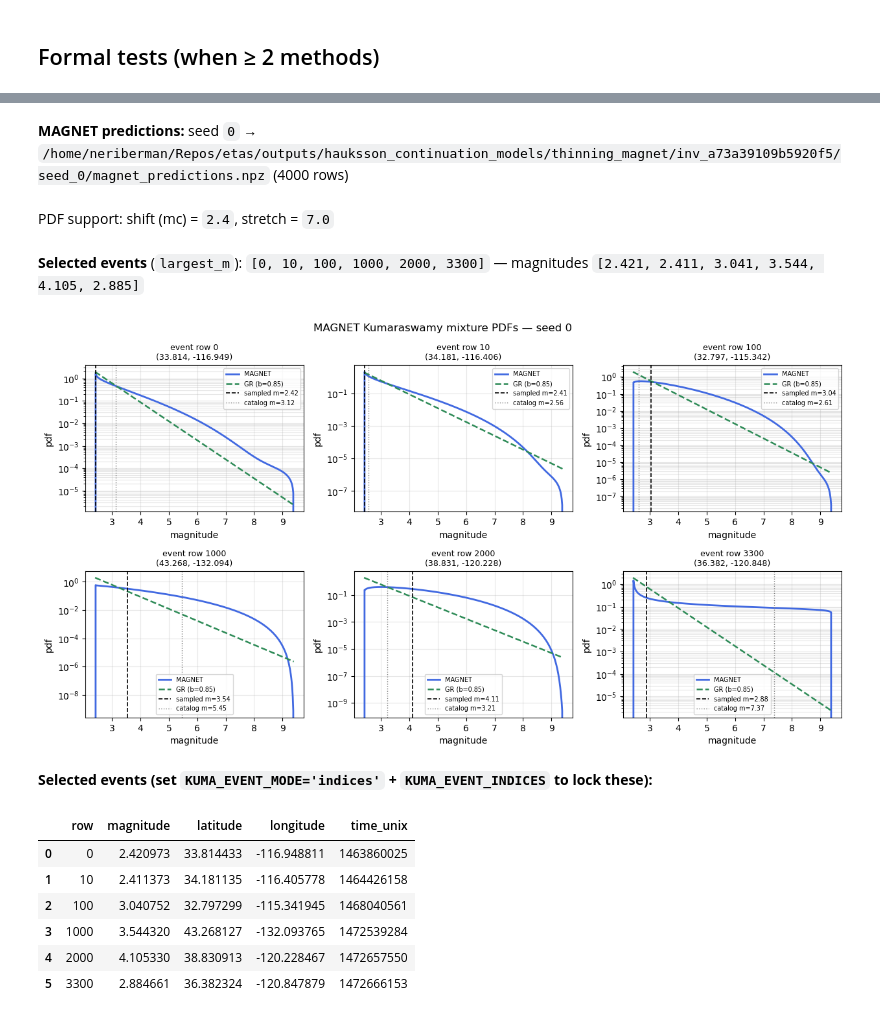
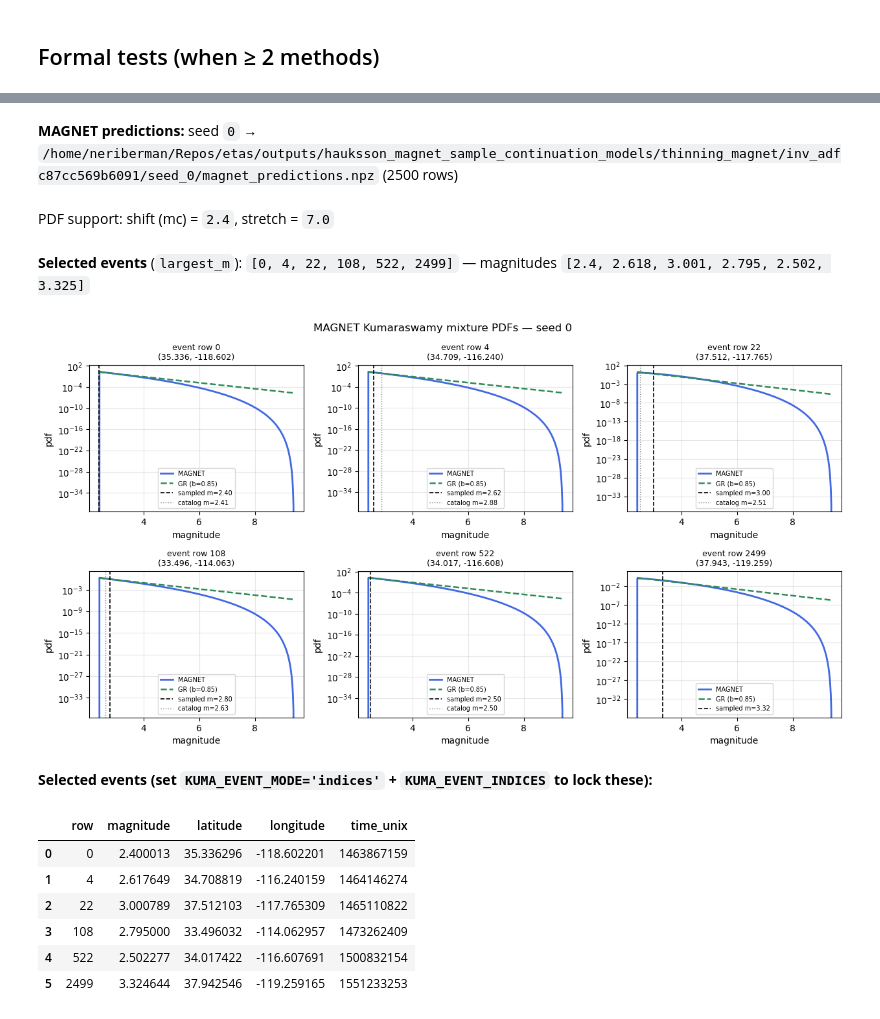
Before and after one commit to Ner-Ber/etas_edits, a Jupyter notebook: notebooks/compare_thinning_vs_thinning_magnet_ensemble.ipynb, the cells around one changed output, grey strips where cells are left out. Saved outputs shown, nothing was run; the diff lists cells and outputs as text; code cells hidden in the pictures.

```diff
--- a/notebooks/compare_thinning_vs_thinning_magnet_ensemble.ipynb
+++ b/notebooks/compare_thinning_vs_thinning_magnet_ensemble.ipynb
@@ -30,14 +30,17 @@ import sys
 from pathlib import Path
 from typing import Literal
 
+import geopandas as gpd
 import matplotlib.pyplot as plt
 import numpy as np
 import pandas as pd
 from IPython.display import display, Markdown
 from mpl_toolkits.axes_grid1.inset_locator import inset_axes, mark_inset
 from scipy import stats
+from shapely.geometry import Polygon
 
-CONTINUATION_METHODS = ("etas", "thinning", "thinning_magnet")
+# CONTINUATION_METHODS = ("etas", "thinning", "thinning_magnet")
+CONTINUATION_METHODS = ("etas", "thinning_magnet",)
 _FORECAST_CATALOG_NAME = "forecast_catalog.csv"
 _REALIZATION_META_NAME = "realization_meta.json"
 _MAGNET_PREDICTIONS_NAME = "magnet_predictions.npz"
@@ -709,6 +937,8 @@ try:
     mc_val = float(ctx["mc"])
     beta_val = float(ctx["beta"])
     forecast_days = float(ctx["forecast_days"])
+    actual_test_dt_days = ctx["actual_test_dt_days"]
+    actual_test_m = ctx["actual_test_m"]
     timewindow_start = ctx.get("timewindow_start")
     timewindow_end = ctx.get("timewindow_end")
     train_dt_days = np.array([], dtype=float)
@@ -729,6 +959,8 @@ except Exception as exc:
     )
     forecast_days = float(np.nanmax(all_dt)) if all_dt.size else 1.0
     train_dt_days = np.array([], dtype=float)
+    actual_test_dt_days = np.array([], dtype=float)
+    actual_test_m = np.array([], dtype=float)
     train_days = 0.0
     mc_val = float("nan")
     beta_val = float("nan")
@@ -751,6 +983,8 @@ for arr in curves_by_method.values():
     if arr.shape[0] > 1:
         q25, q75 = np.quantile(arr, [0.25, 0.75], axis=0)
         cum_ylim_curves.extend([q25, q75])
+if actual_test_dt_days.size:
+    cum_ylim_curves.append(cumulative_on_grid(actual_test_dt_days, t_grid))
 cum_test_ylims = ylim_in_xrange(t_grid, cum_ylim_curves, 0.0, forecast_days)
 
 fig, ax = plt.subplots(figsize=(10, 5.5))
@@ -760,6 +994,7 @@ draw_cumulative_event_count(
     curves_by_method=curves_by_method,
     slopes_by_method=slopes_by_method,
     train_dt_days=train_dt_days,
+    actual_test_dt_days=actual_test_dt_days,
     train_days=train_days,
     show_training_slopes=True,
     show_legend=True,
@@ -778,6 +1013,7 @@ add_test_window_inset(
         curves_by_method=curves_by_method,
         slopes_by_method=slopes_by_method,
         train_dt_days=train_dt_days,
+        actual_test_dt_days=actual_test_dt_days,
         train_days=train_days,
         show_training_slopes=False,
         show_legend=False,
@@ -789,10 +1025,15 @@ show_fig(fig)
 
 BIN_LENGTH_DAYS = 30.0
 t_min, t_max = -train_days, forecast_days
-n_bins = max(1, int(np.ceil((t_max - t_min) / BIN_LENGTH_DAYS)))
-bin_edges = t_min + np.arange(n_bins + 1, dtype=float) * BIN_LENGTH_DAYS
-if bin_edges[-1] < t_max:
-    bin_edges = np.append(bin_edges, t_max)
+negative_edges = -np.arange(0.0, train_days + BIN_LENGTH_DAYS, BIN_LENGTH_DAYS)[::-1]
+negative_edges = negative_edges[negative_edges >= t_min]
+if negative_edges.size == 0 or negative_edges[0] > t_min:
+    negative_edges = np.insert(negative_edges, 0, t_min)
+positive_edges = np.arange(0.0, forecast_days + BIN_LENGTH_DAYS, BIN_LENGTH_DAYS)
+positive_edges = positive_edges[positive_edges <= t_max]
+if positive_edges.size == 0 or positive_edges[-1] < t_max:
+    positive_edges = np.append(positive_edges, t_max)
+bin_edges = np.unique(np.concatenate((negative_edges, positive_edges)))
 bin_centers = 0.5 * (bin_edges[:-1] + bin_edges[1:])
 bin_curves_by_method = {
     method: np.vstack(
@@ -801,6 +1042,8 @@ bin_curves_by_method = {
     for method, catalogs in catalogs_by_method.items()
 }
 bin_means = [arr.mean(axis=0) for arr in bin_curves_by_method.values()]
+if actual_test_dt_days.size:
+    bin_means.append(events_per_time_bin(actual_test_dt_days, bin_edges))
 bin_test_ylims = ylim_in_xrange(bin_centers, bin_means, 0.0, forecast_days)
 
 fig, ax = plt.subplots(figsize=(10, 5.5))
@@ -810,6 +1053,7 @@ draw_event_rate_by_bin(
     bin_edges=bin_edges,
     bin_curves_by_method=bin_curves_by_method,
     train_dt_days=train_dt_days,
+    actual_test_dt_days=actual_test_dt_days,
     include_training=True,
     show_legend=True,
 )
@@ -827,6 +1071,7 @@ add_test_window_inset(
         bin_edges=bin_edges,
         bin_curves_by_method=bin_curves_by_method,
         train_dt_days=train_dt_days,
+        actual_test_dt_days=actual_test_dt_days,
         include_training=False,
         show_legend=False,
     ),
@@ -1055,10 +1321,14 @@ else:
 
         mags = np.asarray(magnet_preds["magnitude"], dtype=float)
         preds_arr = np.asarray(magnet_preds["model_prediction"])
+        _kuma_n_panels = 6
+        _kuma_log_indices = np.unique(
+            np.round(np.geomspace(1, len(mags), num=_kuma_n_panels)).astype(int) - 1
+        ).tolist()
         event_ids = select_kuma_event_indices(
             mags,
             mode='indices',
-            indices=[0, 10,100,1000,2000,3300],
+            indices=_kuma_log_indices,
             n_events=100,
             mag_range=[0,10],
         )
@@ -1132,41 +1402,41 @@ else:
             ax.set_xlabel("magnitude")
             ax.set_ylabel("pdf")
             ax.set_yscale("log")
             ax.grid(True, alpha=0.3, which="both")
             ax.legend(fontsize=7)
 
         fig.suptitle(
             f"MAGNET Kumaraswamy mixture PDFs — seed {magnet_seed_used}",
             fontsize=12,
         )
         fig.tight_layout()
         show_fig(fig)
 
         # Table of selected events for easy re-selection via KUMA_EVENT_INDICES
         rows = []
         for event_i in event_ids:
             rows.append(
                 {
                     "row": event_i,
                     "magnitude": float(mags[event_i]),
                     "latitude": float(magnet_preds["latitude"][event_i]),
                     "longitude": float(magnet_preds["longitude"][event_i]),
                     "time_unix": int(magnet_preds["time"][event_i]),
                     "pred_params": np.asarray(preds_arr[event_i]).tolist(),
                 }
             )
         display(Markdown("**Selected events (set `KUMA_EVENT_MODE='indices'` + `KUMA_EVENT_INDICES` to lock these):**"))
         display(pd.DataFrame(rows).drop(columns=["pred_params"]))
 # %% [output]
-**MAGNET predictions:** seed `0` → `/home/neriberman/Repos/etas/outputs/hauksson_continuation_models/thinning_magnet/inv_a73a39109b5920f5/seed_0/magnet_predictions.npz` (4000 rows)
+**MAGNET predictions:** seed `0` → `/home/neriberman/Repos/etas/outputs/hauksson_magnet_sample_continuation_models/thinning_magnet/inv_adfc87cc569b6091/seed_0/magnet_predictions.npz` (2500 rows)
 PDF support: shift (mc) = `2.4`, stretch = `7.0`
-**Selected events** (`largest_m`): `[0, 10, 100, 1000, 2000, 3300]` — magnitudes `[2.421, 2.411, 3.041, 3.544, 4.105, 2.885]`
+**Selected events** (`largest_m`): `[0, 4, 22, 108, 522, 2499]` — magnitudes `[2.4, 2.618, 3.001, 2.795, 2.502, 3.325]`
-[figure, old version]
+[figure, new version]
 **Selected events (set `KUMA_EVENT_MODE='indices'` + `KUMA_EVENT_INDICES` to lock these):**
 |  | row | magnitude | latitude | longitude | time_unix |
-| 0 | 0 | 2.420973 | 33.814433 | -116.948811 | 1463860025 |
-| 1 | 10 | 2.411373 | 34.181135 | -116.405778 | 1464426158 |
-| 2 | 100 | 3.040752 | 32.797299 | -115.341945 | 1468040561 |
-| 3 | 1000 | 3.544320 | 43.268127 | -132.093765 | 1472539284 |
-| 4 | 2000 | 4.105330 | 38.830913 | -120.228467 | 1472657550 |
-| 5 | 3300 | 2.884661 | 36.382324 | -120.847879 | 1472666153 |
+| 0 | 0 | 2.400013 | 35.336296 | -118.602201 | 1463867159 |
+| 1 | 4 | 2.617649 | 34.708819 | -116.240159 | 1464146274 |
+| 2 | 22 | 3.000789 | 37.512103 | -117.765309 | 1465110822 |
+| 3 | 108 | 2.795000 | 33.496032 | -114.062957 | 1473262409 |
+| 4 | 522 | 2.502277 | 34.017422 | -116.607691 | 1500832154 |
+| 5 | 2499 | 3.324644 | 37.942546 | -119.259165 | 1551233253 |
```
Also changed, not shown: parts of 14 cells of this notebook, 1 other file.
